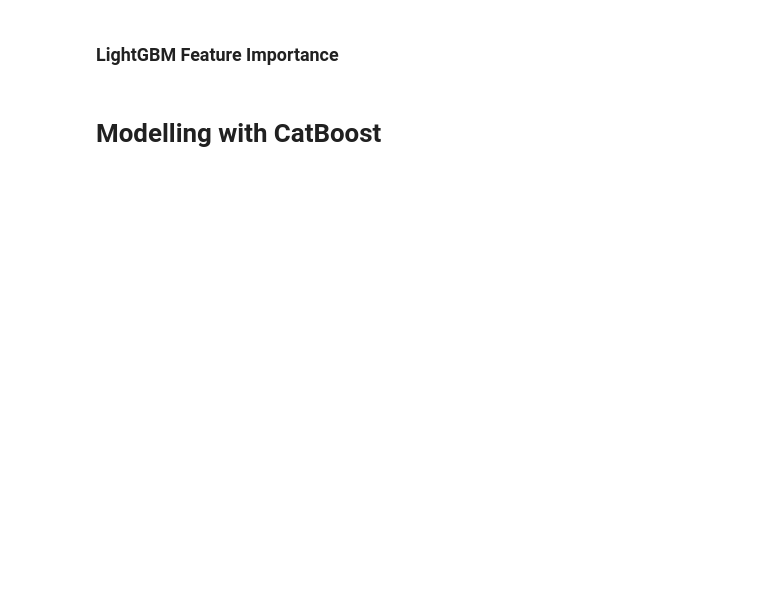
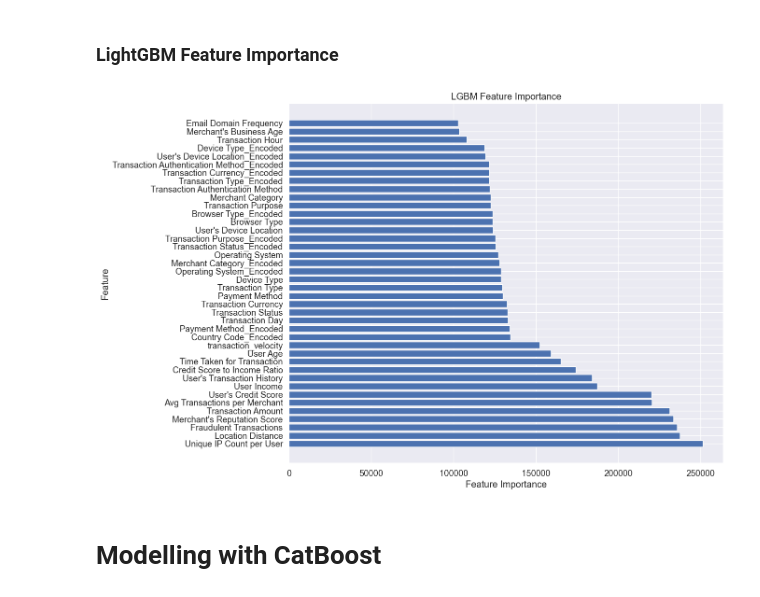
Before and after one commit to Favourj-bit/FBG_Datathon_submission, a Jupyter notebook: _FBG1200.ipynb, the cells around one changed output. Drawn from its saved outputs; the diff is of its cells as text; code cells hidden in the pictures; blank space fills up the shorter version.

```diff
--- a/_FBG1200.ipynb
+++ b/_FBG1200.ipynb
@@ -399,7 +399,7 @@ X_train, X_test, y_train, y_test = train_test_split(X, y, test_size=0.4, random_
 ## Modelling with Random Forest
 # %%
 # Create a Random Forest classifier
-rf = RandomForestClassifier(n_estimators=300, n_jobs=-1, random_state=42)
+rf = RandomForestClassifier(n_estimators=100, n_jobs=-1, random_state=42)
 
 # Fit the model to the training data
 rf.fit(X_train, y_train)
@@ -502,24 +522,26 @@ plt.show()
 # %%
 # Get feature importances from the trained model
 feature_importances = lgb.feature_importances_
 
 # Match feature importances with feature names/columns
 feature_names = X.columns  # Replace X with your feature matrix
 
 # Create a DataFrame to display feature importances
 importances_df = pd.DataFrame({'Feature': feature_names, 'Importance': feature_importances})
 
 importances_df['Importance'] = importances_df['Importance'] * 100
 
 # Sort the features by importance in descending order
 importances_df = importances_df.sort_values(by='Importance', ascending=False)
 
-plt.figure(figsize=(12, 6))
+plt.figure(figsize=(12, 10))
 plt.barh(importances_df['Feature'], importances_df['Importance'])
 plt.xlabel('Feature Importance')
 plt.ylabel('Feature')
 plt.title('LGBM Feature Importance')
 plt.show()
+# %% [output]
+[figure, added]
 # %% [markdown]
 # Modelling with CatBoost
 # %%
```
Also changed, not shown: parts of 11 cells of this notebook, 4 other files.
